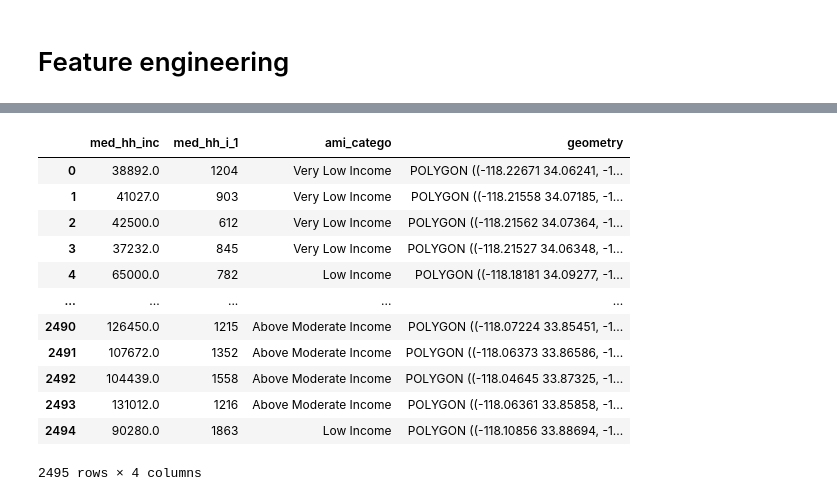
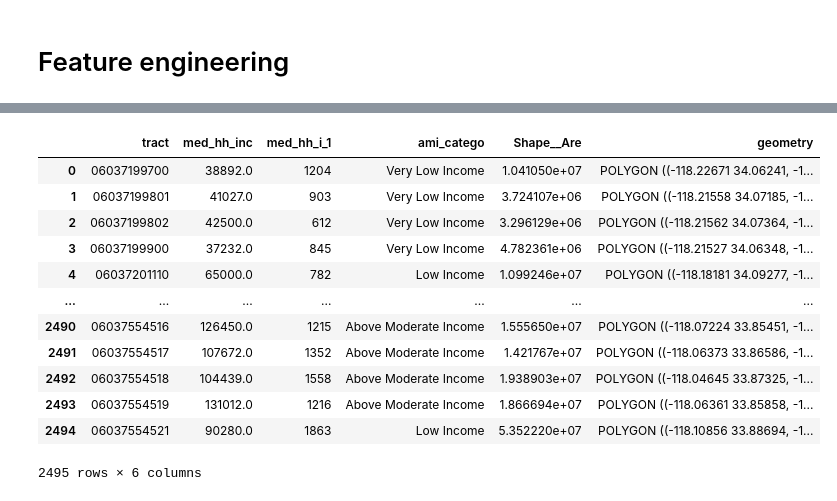
Before and after one commit to wihbit/la_crime, a Jupyter notebook: cleaning.ipynb, the cells around one changed output, grey strips where cells are left out. Saved outputs shown, nothing was run; the diff lists cells and outputs as text; code cells hidden in the pictures.

```diff
--- a/cleaning.ipynb
+++ b/cleaning.ipynb
@@ -486,18 +432,23 @@ gdf_shapefile = gpd.read_file(shapefile_path).to_crs(epsg=4326)
-# %%
-gdf_shapefile = gdf_shapefile[['med_hh_inc','med_hh_i_1','ami_catego','geometry']]
-gdf_shapefile['']
-# %% [output]
-|  | med_hh_inc | med_hh_i_1 | ami_catego | geometry |
-| 0 | 38892.0 | 1204 | Very Low Income | POLYGON ((-118.22671 34.06241, -1... |
-| 1 | 41027.0 | 903 | Very Low Income | POLYGON ((-118.21558 34.07185, -1... |
-| 2 | 42500.0 | 612 | Very Low Income | POLYGON ((-118.21562 34.07364, -1... |
-| 3 | 37232.0 | 845 | Very Low Income | POLYGON ((-118.21527 34.06348, -1... |
-| 4 | 65000.0 | 782 | Low Income | POLYGON ((-118.18181 34.09277, -1... |
-| ... | ... | ... | ... | ... |
-| 2490 | 126450.0 | 1215 | Above Moderate Income | POLYGON ((-118.07224 33.85451, -1... |
-| 2491 | 107672.0 | 1352 | Above Moderate Income | POLYGON ((-118.06373 33.86586, -1... |
-| 2492 | 104439.0 | 1558 | Above Moderate Income | POLYGON ((-118.04645 33.87325, -1... |
-| 2493 | 131012.0 | 1216 | Above Moderate Income | POLYGON ((-118.06361 33.85858, -1... |
-| 2494 | 90280.0 | 1863 | Low Income | POLYGON ((-118.10856 33.88694, -1... |
-2495 rows × 4 columns
+# %%
+# Los Angeles districts ("tracts") with income data
+shapefile_path = 'shapes/Median_Income_and_AMI_(census_tract).shp'
+districtsIncome_gdf = gpd.read_file(shapefile_path).to_crs(epsg=4326)
+
+# Using only these columns
+districtsIncome_gdf = districtsIncome_gdf[['tract', 'med_hh_inc','med_hh_i_1','ami_catego','Shape__Are','geometry']]
+districtsIncome_gdf
+# %% [output]
+|  | tract | med_hh_inc | med_hh_i_1 | ami_catego | Shape__Are | geometry |
+| 0 | 06037199700 | 38892.0 | 1204 | Very Low Income | 1.041050e+07 | POLYGON ((-118.22671 34.06241, -1... |
+| 1 | 06037199801 | 41027.0 | 903 | Very Low Income | 3.724107e+06 | POLYGON ((-118.21558 34.07185, -1... |
+| 2 | 06037199802 | 42500.0 | 612 | Very Low Income | 3.296129e+06 | POLYGON ((-118.21562 34.07364, -1... |
+| 3 | 06037199900 | 37232.0 | 845 | Very Low Income | 4.782361e+06 | POLYGON ((-118.21527 34.06348, -1... |
+| 4 | 06037201110 | 65000.0 | 782 | Low Income | 1.099246e+07 | POLYGON ((-118.18181 34.09277, -1... |
+| ... | ... | ... | ... | ... | ... | ... |
+| 2490 | 06037554516 | 126450.0 | 1215 | Above Moderate Income | 1.555650e+07 | POLYGON ((-118.07224 33.85451, -1... |
+| 2491 | 06037554517 | 107672.0 | 1352 | Above Moderate Income | 1.421767e+07 | POLYGON ((-118.06373 33.86586, -1... |
+| 2492 | 06037554518 | 104439.0 | 1558 | Above Moderate Income | 1.938903e+07 | POLYGON ((-118.04645 33.87325, -1... |
+| 2493 | 06037554519 | 131012.0 | 1216 | Above Moderate Income | 1.866694e+07 | POLYGON ((-118.06361 33.85858, -1... |
+| 2494 | 06037554521 | 90280.0 | 1863 | Low Income | 5.352220e+07 | POLYGON ((-118.10856 33.88694, -1... |
+2495 rows × 6 columns
 # %%
```
Also changed, not shown: parts of 19 cells of this notebook.
